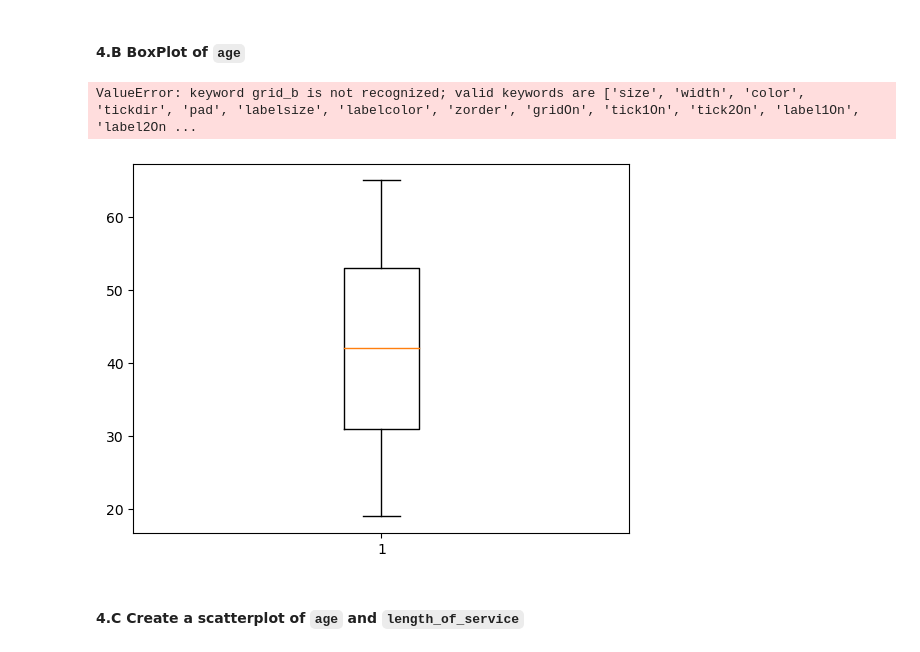
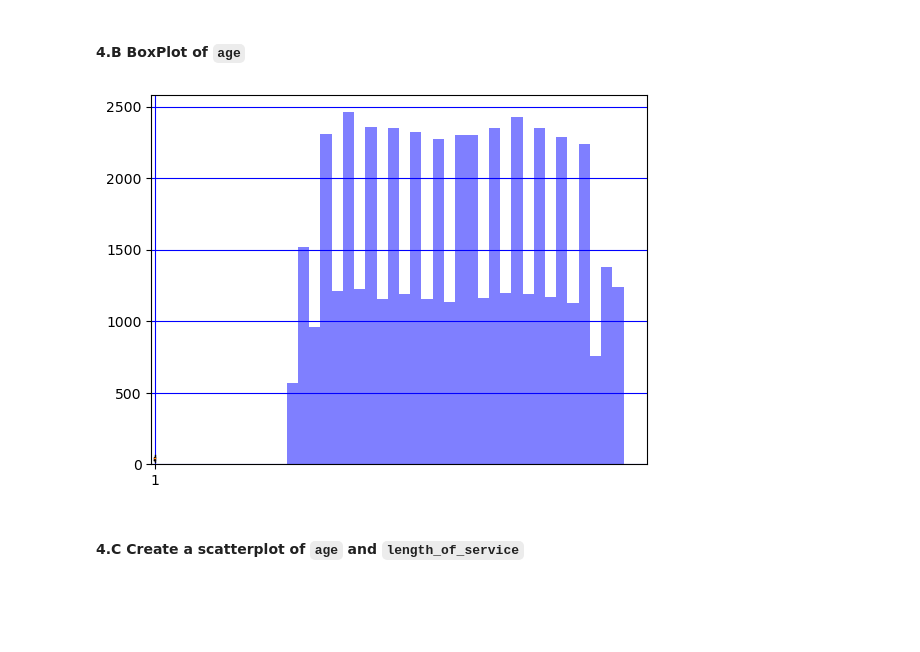
Before and after one commit to Oheneapaw/IOD_NEW, a Jupyter notebook: Module 1 New/Labs 1/IOD_Lab-1.1.3 Pandas.ipynb, the cells around one changed output. Saved outputs shown, nothing was run; the diff lists cells and outputs as text; code cells hidden in the pictures; blank space fills up the shorter version.

```diff
--- a/Module 1 New/Labs 1/IOD_Lab-1.1.3 Pandas.ipynb
+++ b/Module 1 New/Labs 1/IOD_Lab-1.1.3 Pandas.ipynb
@@ -371,14 +371,21 @@ n, bins, patches = plt.hist(df.age, num_bins, facecolor='blue', alpha=0.5)
 # %% [markdown]
 #### 4.B BoxPlot of `age`
 # %%
-plt.boxplot(df.age)
+# Plotting the boxplot
+plt.boxplot(age)
 plt.yscale('linear')
-plt.grid(b=True, which='major', color='b', linestyle='-')
-plt.grid(b=True, which='minor', color='r', linestyle='--')
+
+# Plotting the histogram
+plt.hist(age, bins=30, color='b', alpha=0.5)
+
+# Setting grid properties
+plt.grid(True, which='major', color='b', linestyle='-')
+plt.grid(True, which='minor', color='r', linestyle='--')
+
+# Display the plot
 plt.show()
 # %% [output]
-ValueError: keyword grid_b is not recognized; valid keywords are ['size', 'width', 'color', 'tickdir', 'pad', 'labelsize', 'labelcolor', 'zorder', 'gridOn', 'tick1On', 'tick2On', 'label1On', 'label2On ...
-[figure, old version]
+[figure, new version]
 # %% [markdown]
 #### 4.C Create a scatterplot of `age` and `length_of_service`
 # %%
```
Also changed, not shown: 1 other file.
